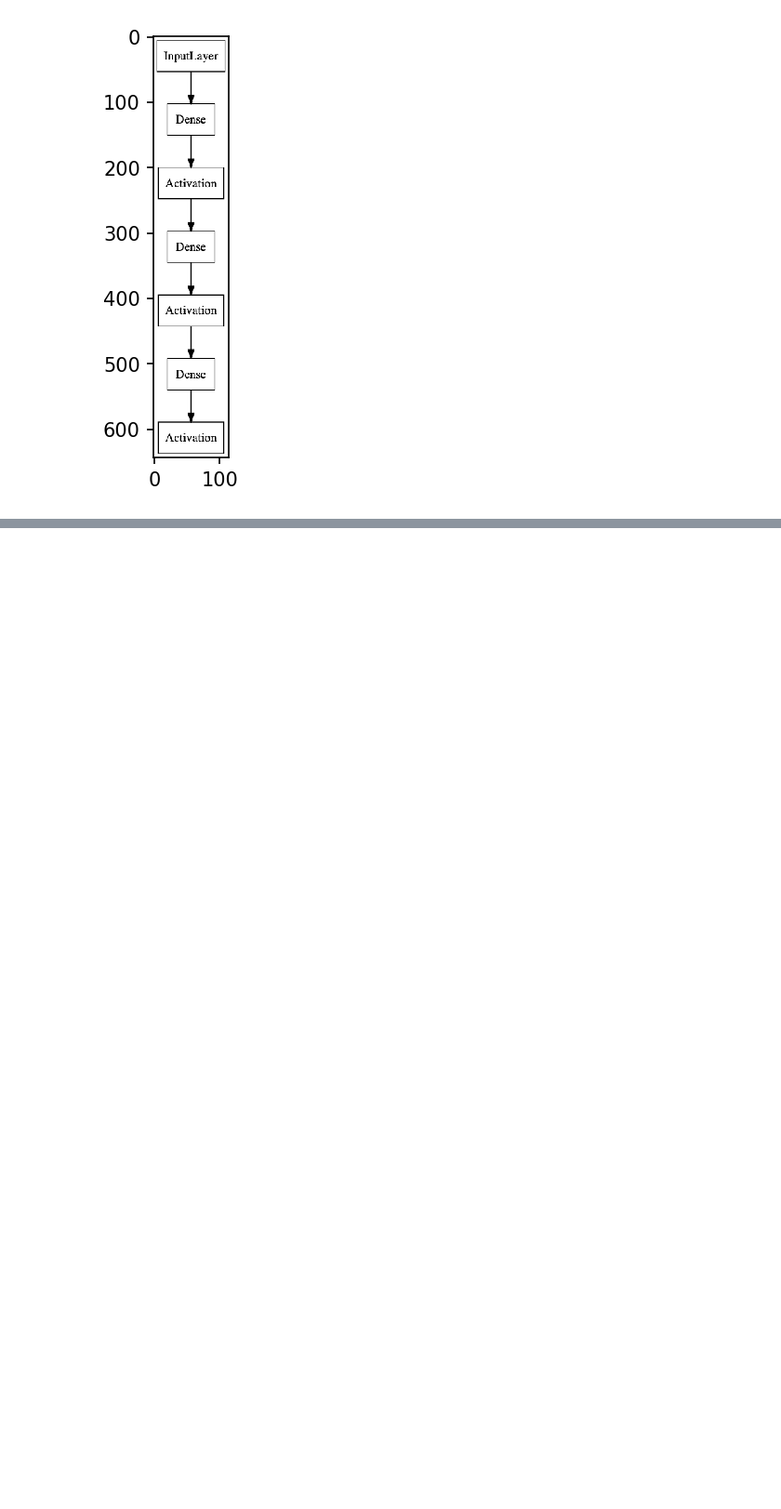
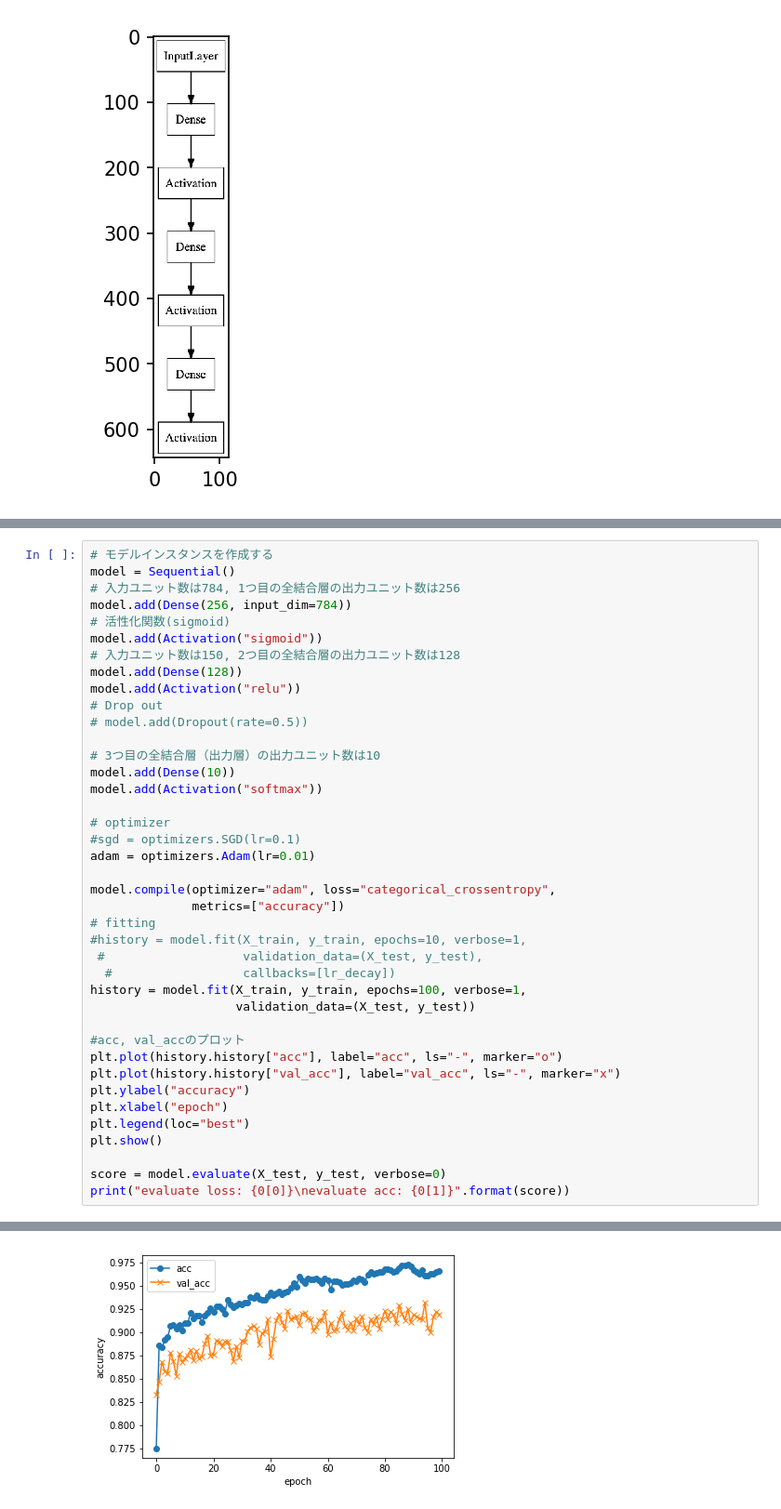
Before and after one commit to takuto0831/Aidemy, a Jupyter notebook: jn/Deep_Learining_tutorial.ipynb, the cells around one changed output, grey strips where cells are left out. Shown at 93% size. Drawn from its saved outputs; the diff is of its cells as text; blank space fills up the shorter version.

```diff
--- a/jn/Deep_Learining_tutorial.ipynb
+++ b/jn/Deep_Learining_tutorial.ipynb
@@ -92,0 +140,41 @@ plt.show()
+# %%
+# モデルインスタンスを作成する
+model = Sequential()
+# 入力ユニット数は784, 1つ目の全結合層の出力ユニット数は256
+model.add(Dense(256, input_dim=784))
+# 活性化関数(sigmoid)
+model.add(Activation("sigmoid"))
+# 入力ユニット数は150, 2つ目の全結合層の出力ユニット数は128
+model.add(Dense(128))
+model.add(Activation("relu"))
+# Drop out
+# model.add(Dropout(rate=0.5))
+
+# 3つ目の全結合層（出力層）の出力ユニット数は10
+model.add(Dense(10))
+model.add(Activation("softmax"))
+
+# optimizer
+#sgd = optimizers.SGD(lr=0.1)
+adam = optimizers.Adam(lr=0.01)
+
+model.compile(optimizer="adam", loss="categorical_crossentropy",
+              metrics=["accuracy"])
+# fitting
+#history = model.fit(X_train, y_train, epochs=10, verbose=1,
+ #                   validation_data=(X_test, y_test),
+  #                  callbacks=[lr_decay])
+history = model.fit(X_train, y_train, epochs=100, verbose=1,
+                    validation_data=(X_test, y_test))
+
+#acc, val_accのプロット
+plt.plot(history.history["acc"], label="acc", ls="-", marker="o")
+plt.plot(history.history["val_acc"], label="val_acc", ls="-", marker="x")
+plt.ylabel("accuracy")
+plt.xlabel("epoch")
+plt.legend(loc="best")
+plt.show()
+
+score = model.evaluate(X_test, y_test, verbose=0)
+print("evaluate loss: {0[0]}\nevaluate acc: {0[1]}".format(score))
+# %% [output]
@@ -92,0 +198 @@ plt.show()
+[figure, added]
```
Also changed, not shown: parts of 16 cells of this notebook.
